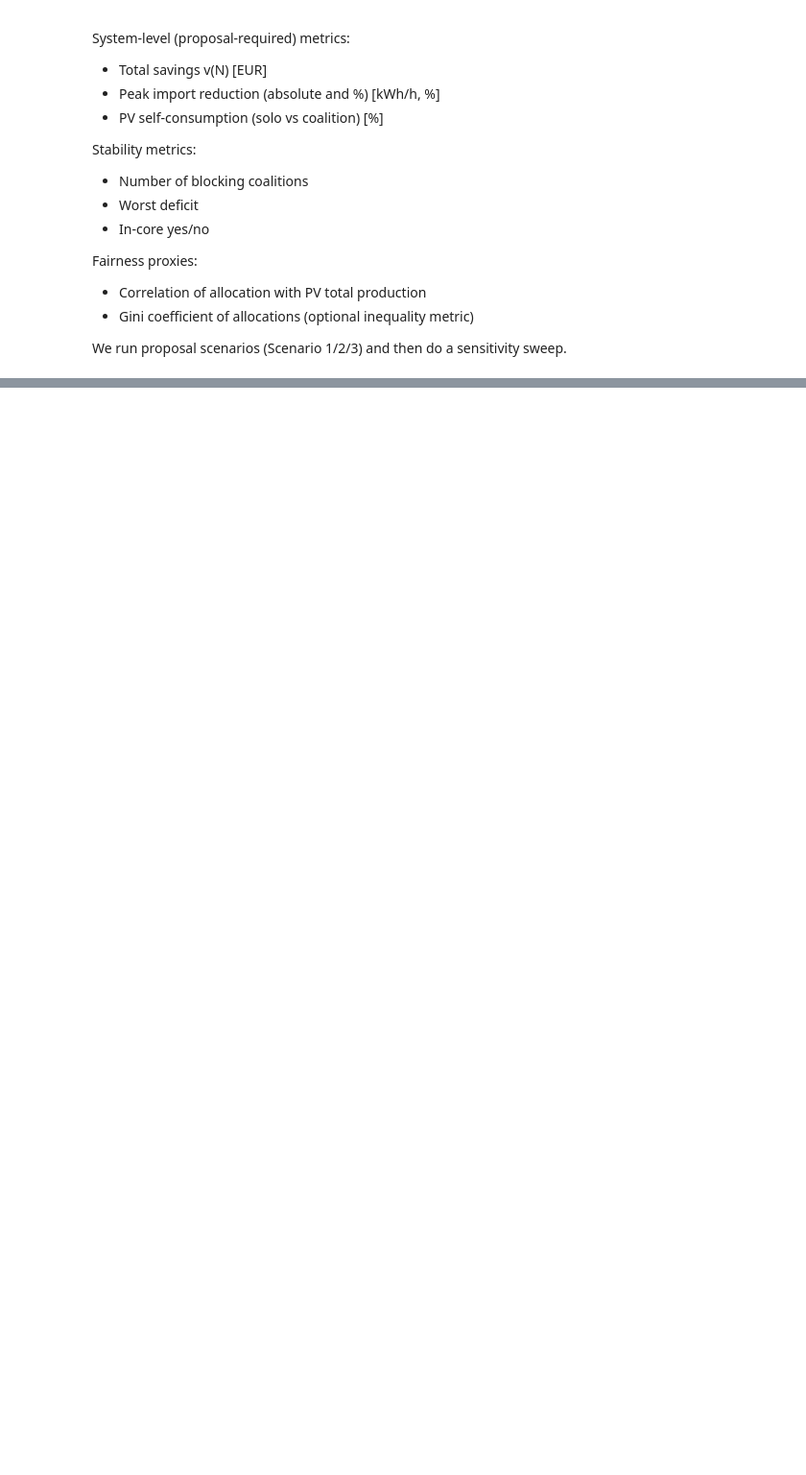
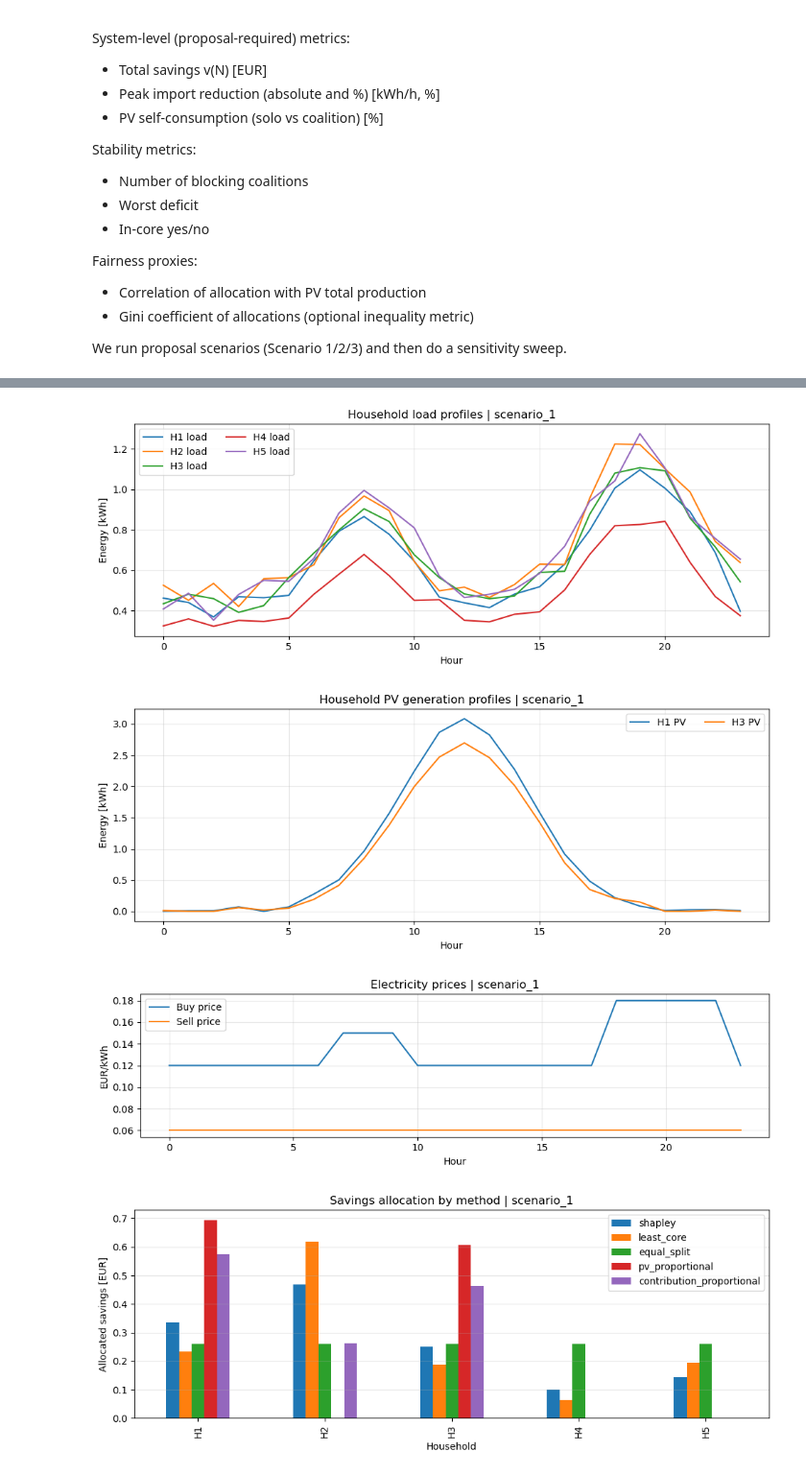
Before and after one commit to ognjen217/GameTheoryProject, a Jupyter notebook: GameTheoryFinalCode.ipynb, the cells around one changed output, grey strips where cells are left out. Shown at 96% size. Cells and saved outputs as stored; diff of their text form; code cells hidden in the pictures; blank space fills up the shorter version.

```diff
--- a/GameTheoryFinalCode.ipynb
+++ b/GameTheoryFinalCode.ipynb
@@ -954,10 +954,12 @@ def core_violations(
     """
     players = list(players)
     records = []
+
     for S in iter_coalitions(players):
         lhs = sum(allocation.get(p, 0.0) for p in S)
         rhs = v.get(S, 0.0)
         deficit = rhs - lhs
+
         if deficit > tol:
             records.append({
                 "coalition": "+".join(sorted(S)),
@@ -967,7 +969,13 @@ def core_violations(
                 "deficit": deficit,
             })
 
-    df = pd.DataFrame(records).sort_values(by=["deficit", "size"], ascending=[False, True])
+    columns = ["coalition", "size", "v_S", "sum_allocation", "deficit"]
+    df = pd.DataFrame(records, columns=columns)
+
+    if df.empty:
+        return df
+
+    df = df.sort_values(by=["deficit", "size"], ascending=[False, True])
     return df.reset_index(drop=True)
 
 
@@ -976,9 +984,10 @@ def stability_summary(
     v: Dict[FrozenSet[str], float],
     allocation: Dict[str, float],
 ) -> Dict[str, float]:
-    """Stability metrics requested in the proposal."""
+    """Compute stability metrics for an allocation."""
     df = core_violations(players, v, allocation)
     worst_deficit = float(df["deficit"].max()) if len(df) else 0.0
+
     return {
         "blocking_coalitions_count": float(len(df)),
         "worst_deficit": worst_deficit,
@@ -1830,0 +1875,14 @@ def export_run_artifacts(run: ScenarioRunResult, *, out_dir: Path = OUTPUT_DIR)
+# %%
+scenario = scenario_from_proposal("scenario_1")
+run = run_scenario_end_to_end(scenario)
+
+plot_input_profiles(scenario)
+plot_allocation_bars(run)
+plot_coalition_value_by_size(run)
+plot_blocking_coalitions_heatmap(run, method_name="shapley")
+plot_import_export_profiles(run)
+# %% [output]
+[figure, added]
+[figure, added]
+[figure, added]
+[figure, added]
```
Also changed, not shown: parts of 4 cells of this notebook.
